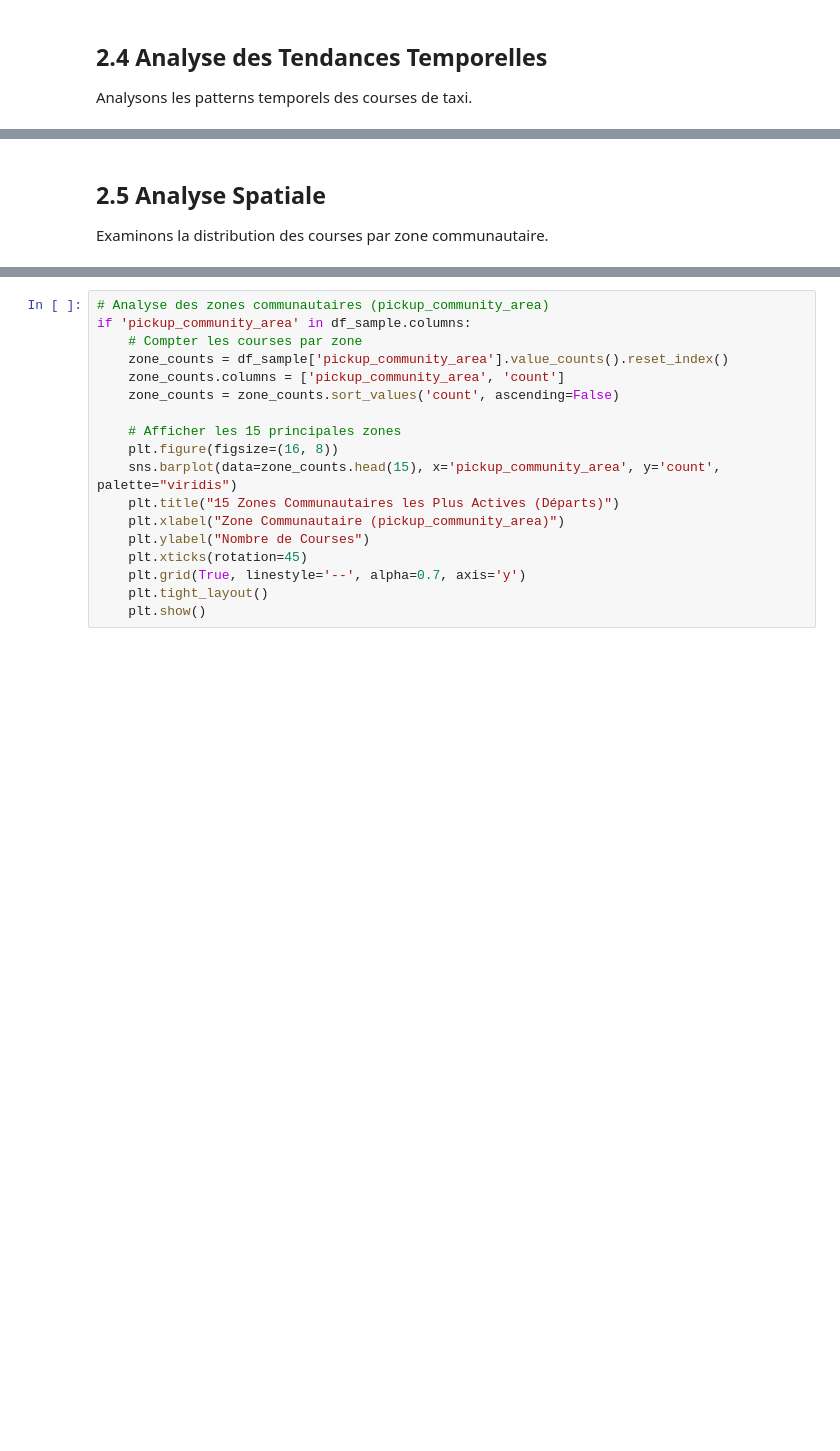
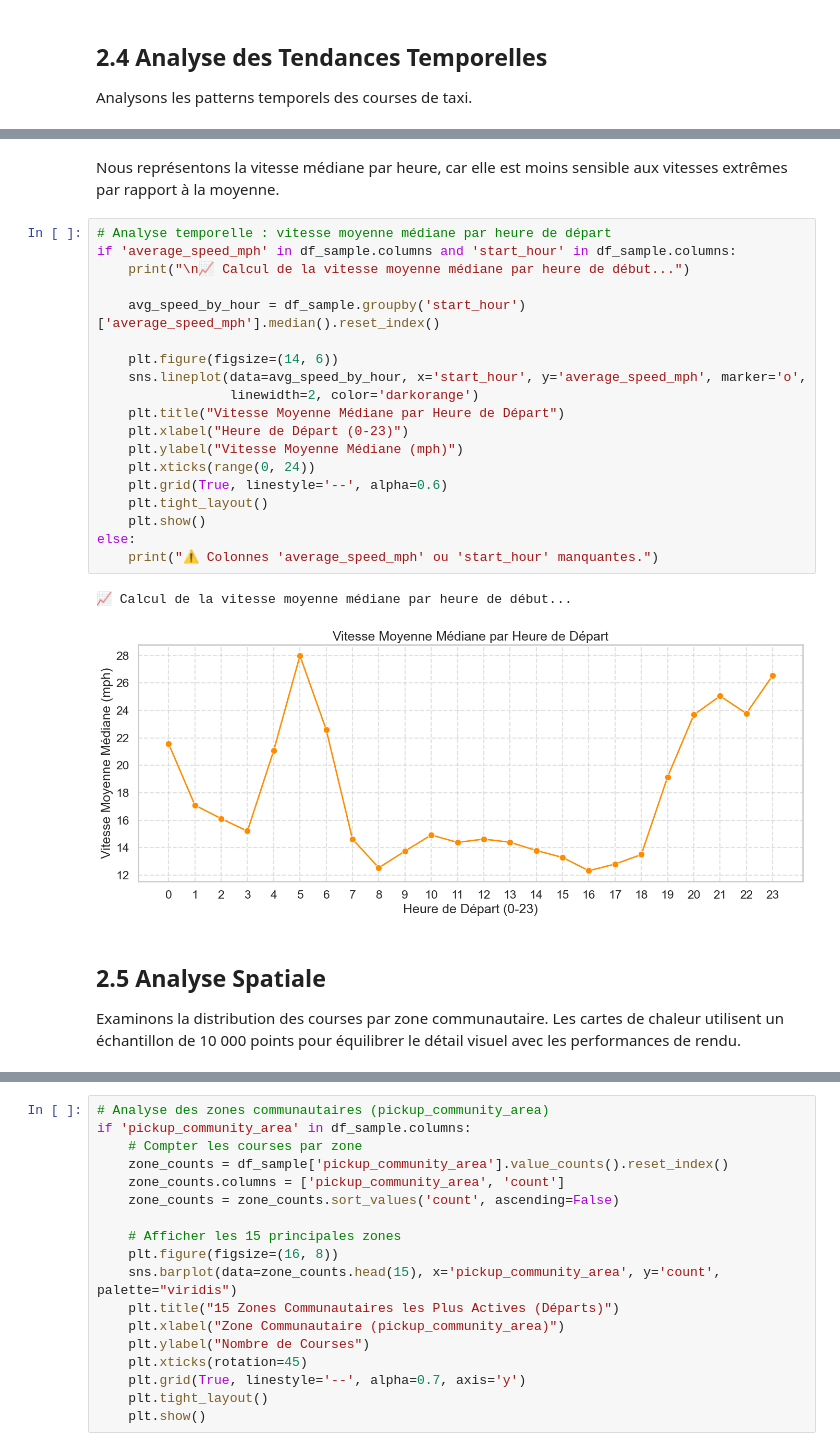
Before and after one commit to gvern/chicago-taxi-genai-demo, a Jupyter notebook: notebooks/1_Chicago_Taxi_EDA_DataPrep.ipynb, the cells around one changed output, grey strips where cells are left out. Saved outputs shown, nothing was run; the diff lists cells and outputs as text; blank space fills up the shorter version.

```diff
--- a/notebooks/1_Chicago_Taxi_EDA_DataPrep.ipynb
+++ b/notebooks/1_Chicago_Taxi_EDA_DataPrep.ipynb
@@ -261,4 +466,28 @@ if 'trip_start_timestamp' in df_sample.columns:
+# %% [markdown]
+Nous représentons la vitesse médiane par heure, car elle est moins sensible aux vitesses extrêmes par rapport à la moyenne.
+# %%
+# Analyse temporelle : vitesse moyenne médiane par heure de départ
+if 'average_speed_mph' in df_sample.columns and 'start_hour' in df_sample.columns:
+    print("\n📈 Calcul de la vitesse moyenne médiane par heure de début...")
+
+    avg_speed_by_hour = df_sample.groupby('start_hour')['average_speed_mph'].median().reset_index()
+
+    plt.figure(figsize=(14, 6))
+    sns.lineplot(data=avg_speed_by_hour, x='start_hour', y='average_speed_mph', marker='o',
+                 linewidth=2, color='darkorange')
+    plt.title("Vitesse Moyenne Médiane par Heure de Départ")
+    plt.xlabel("Heure de Départ (0-23)")
+    plt.ylabel("Vitesse Moyenne Médiane (mph)")
+    plt.xticks(range(0, 24))
+    plt.grid(True, linestyle='--', alpha=0.6)
+    plt.tight_layout()
+    plt.show()
+else:
+    print("⚠️ Colonnes 'average_speed_mph' ou 'start_hour' manquantes.")
+# %% [output]
+📈 Calcul de la vitesse moyenne médiane par heure de début...
+[figure, added]
 # %% [markdown]
 ## 2.5 Analyse Spatiale
 
-Examinons la distribution des courses par zone communautaire.
+Examinons la distribution des courses par zone communautaire. Les cartes de chaleur utilisent un échantillon de 10 000 points pour équilibrer le détail visuel avec les performances de rendu.
```
Also changed, not shown: parts of 34 cells of this notebook, 3 other files.
